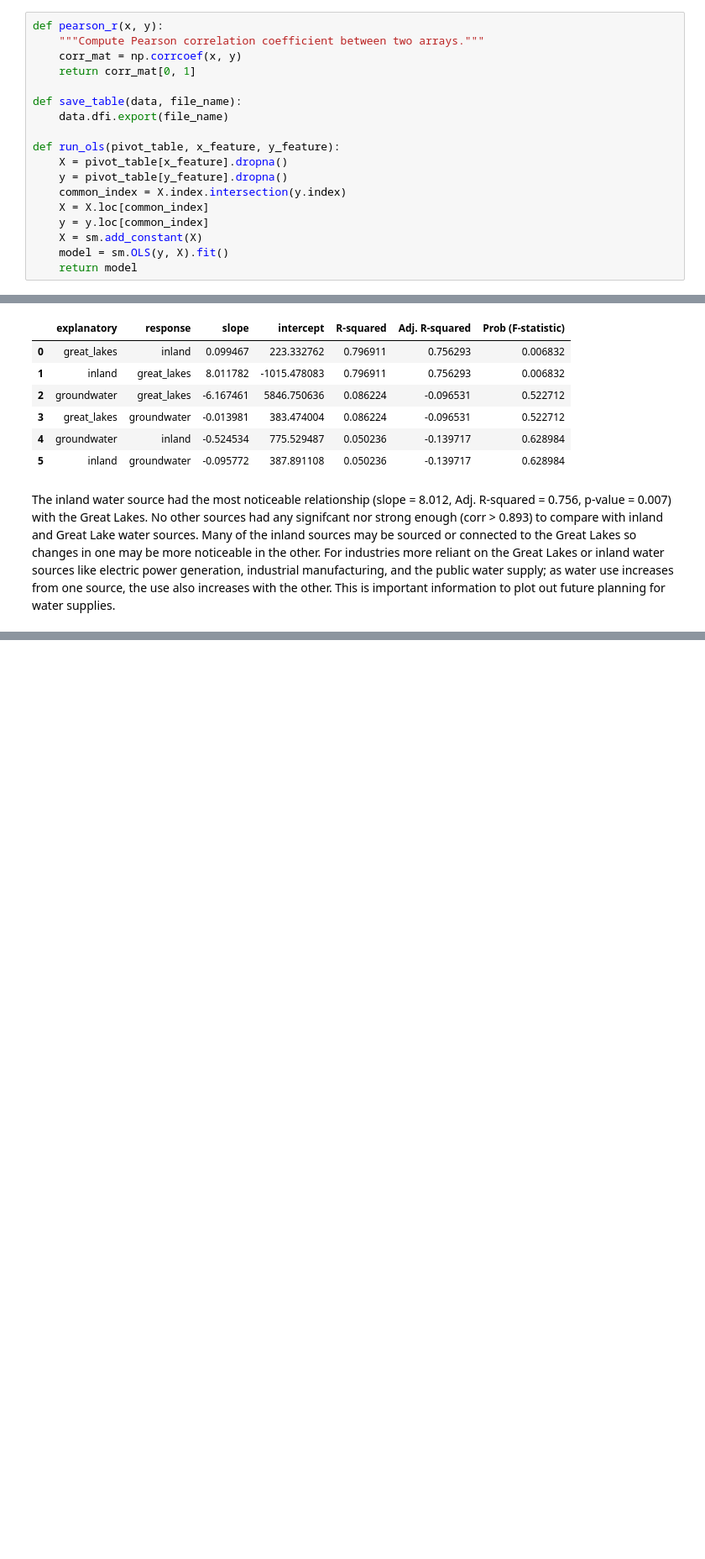
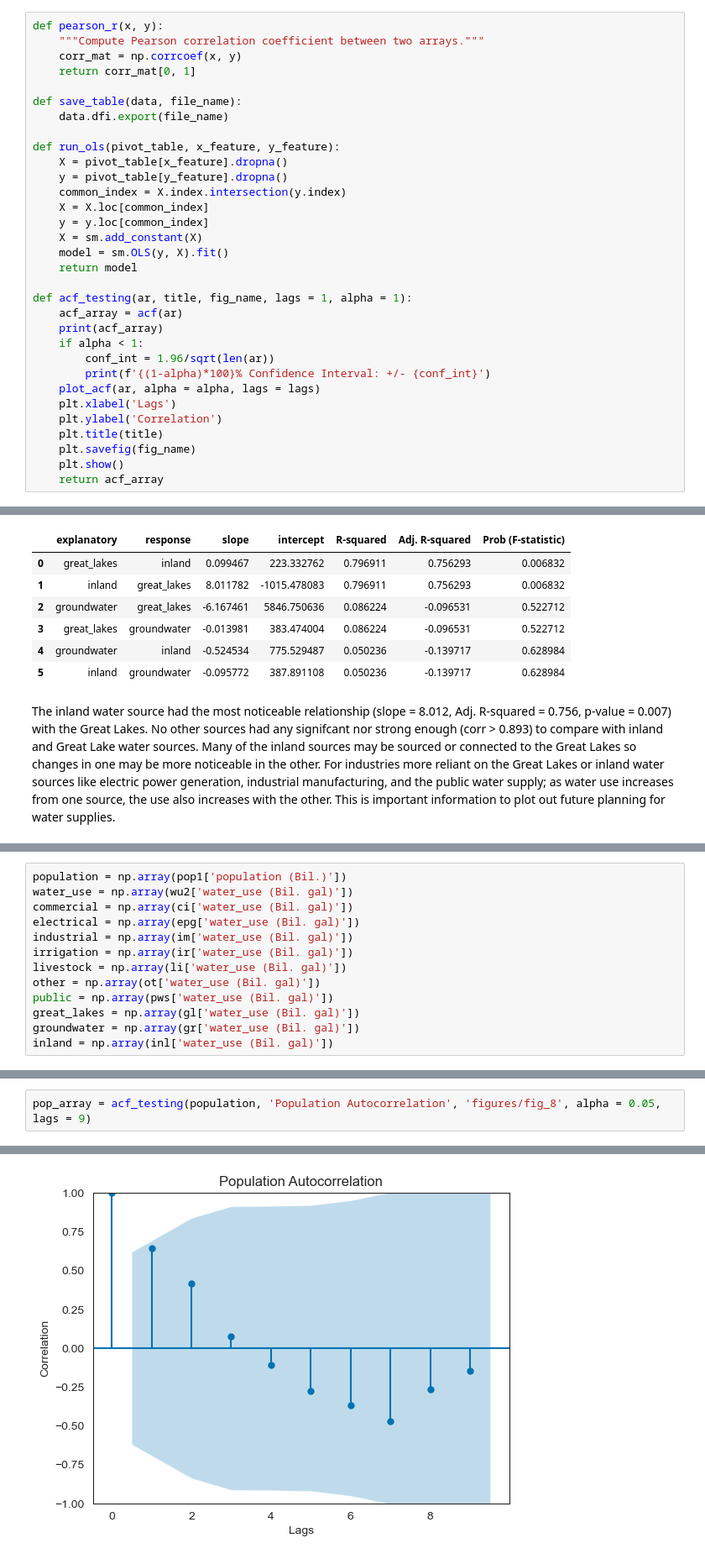
Before and after one commit to jpjavier23/michigan_water_use, a Jupyter notebook: michigan_water_use.ipynb, the cells around one changed output, grey strips where cells are left out. Shown at 84% size. Drawn from its saved outputs; the diff is of its cells as text; blank space fills up the shorter version.

```diff
--- a/michigan_water_use.ipynb
+++ b/michigan_water_use.ipynb
@@ -42,6 +43,20 @@ def run_ols(pivot_table, x_feature, y_feature):
     X = sm.add_constant(X)
     model = sm.OLS(y, X).fit()
     return model
+
+def acf_testing(ar, title, fig_name, lags = 1, alpha = 1):
+    acf_array = acf(ar)
+    print(acf_array)
+    if alpha < 1:
+        conf_int = 1.96/sqrt(len(ar))
+        print(f'{(1-alpha)*100}% Confidence Interval: +/- {conf_int}')
+    plot_acf(ar, alpha = alpha, lags = lags)
+    plt.xlabel('Lags')
+    plt.ylabel('Correlation')
+    plt.title(title)
+    plt.savefig(fig_name)
+    plt.show()
+    return acf_array
 # %% [markdown]
 # Data Upload
 
@@ -915,0 +908,13 @@ df_list
+# %%
+population = np.array(pop1['population (Bil.)'])
+water_use = np.array(wu2['water_use (Bil. gal)'])
+commercial = np.array(ci['water_use (Bil. gal)'])
+electrical = np.array(epg['water_use (Bil. gal)'])
+industrial = np.array(im['water_use (Bil. gal)'])
+irrigation = np.array(ir['water_use (Bil. gal)'])
+livestock = np.array(li['water_use (Bil. gal)'])
+other = np.array(ot['water_use (Bil. gal)'])
+public = np.array(pws['water_use (Bil. gal)'])
+great_lakes = np.array(gl['water_use (Bil. gal)'])
+groundwater = np.array(gr['water_use (Bil. gal)'])
+inland = np.array(inl['water_use (Bil. gal)'])
@@ -915,0 +925,3 @@ df_list
+# %%
+pop_array = acf_testing(population, 'Population Autocorrelation', 'figures/fig_8', alpha = 0.05, lags = 9)
+# %% [output]
@@ -915,0 +931 @@ df_list
+[figure, added]
```
Also changed, not shown: parts of 42 cells of this notebook, 12 other files.
